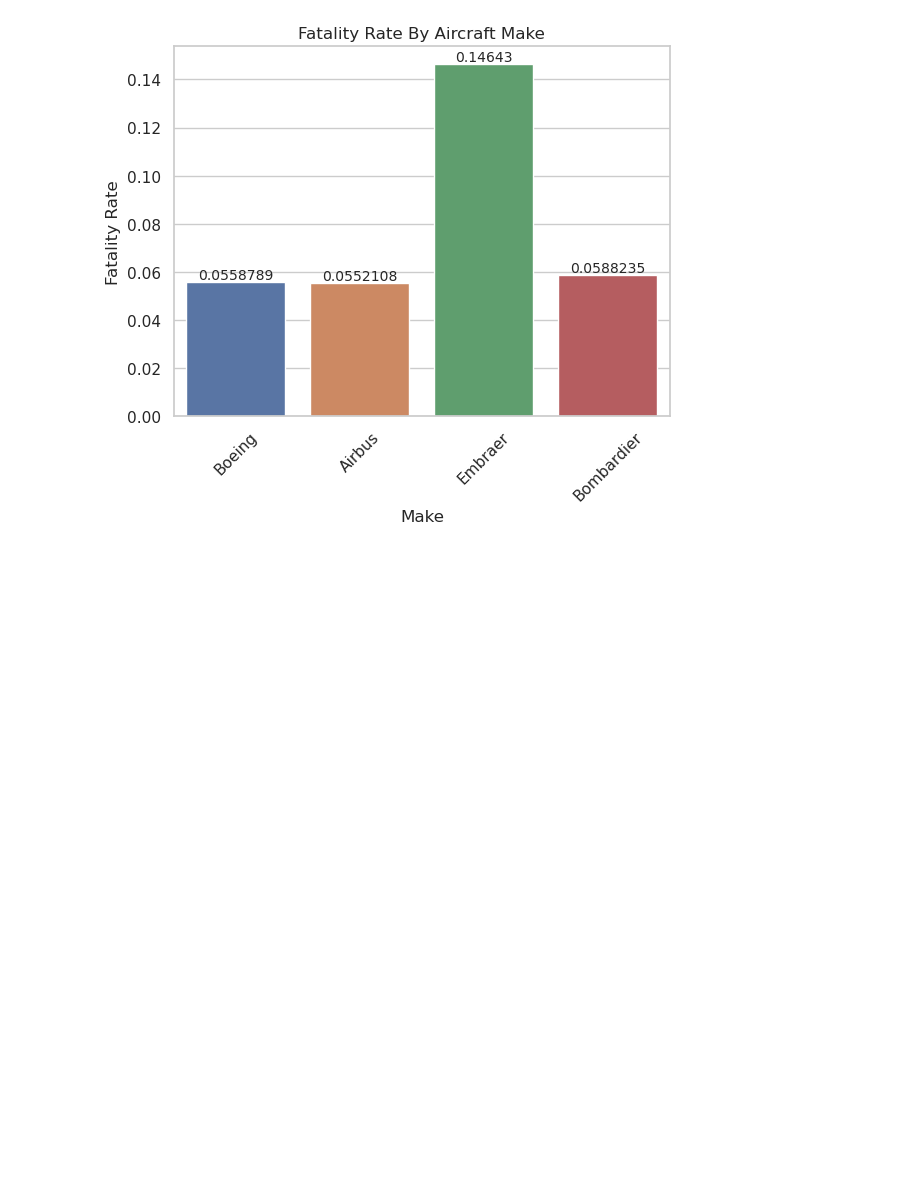
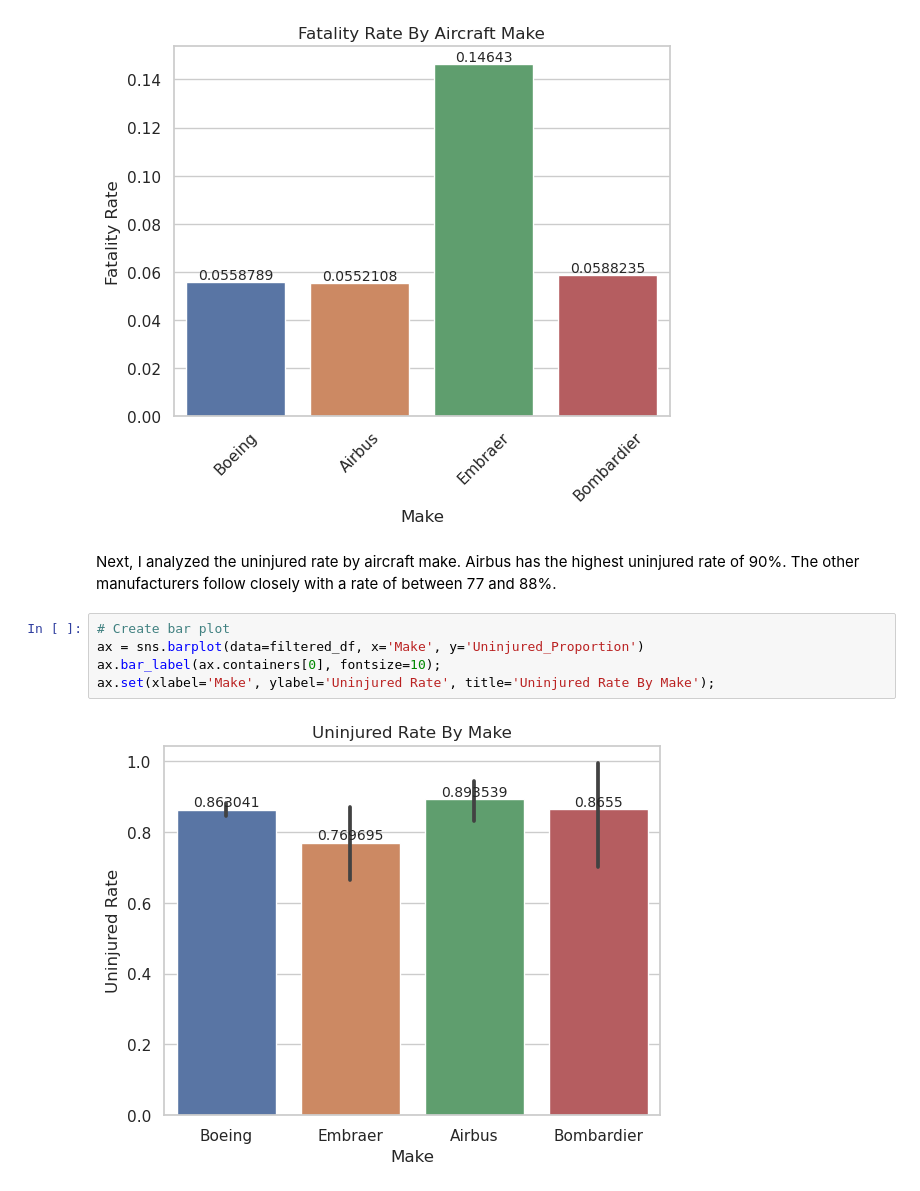
Before and after one commit to kev065/aviation-accidents, a Jupyter notebook: index.ipynb, the cells around one changed output. Cells and saved outputs as stored; diff of their text form; blank space fills up the shorter version.

Commit message:
Create bar chart of uninjured rate by make ax = sns.barplot(data=top_4_makes, x='Make', y='Uninjured_Rate') ax.bar_label(ax.containers[0], fontsize=10); ax.set(xlabel='Make', ylabel='Uninjured Rate', title='Uninjured Rate By Make');

```diff
--- a/index.ipynb
+++ b/index.ipynb
@@ -301,3 +301,12 @@ plt.xticks(rotation=45)
   Text(2, 0, 'Embraer'),
   Text(3, 0, 'Bombardier')])
 [figure]
+# %% [markdown]
+Next, I analyzed the uninjured rate by aircraft make. Airbus has the highest uninjured rate of 90%. The other manufacturers follow closely with a rate of between 77 and 88%.
+# %%
+# Create bar plot
+ax = sns.barplot(data=filtered_df, x='Make', y='Uninjured_Proportion')
+ax.bar_label(ax.containers[0], fontsize=10);
+ax.set(xlabel='Make', ylabel='Uninjured Rate', title='Uninjured Rate By Make');
+# %% [output]
+[figure, added]
```
